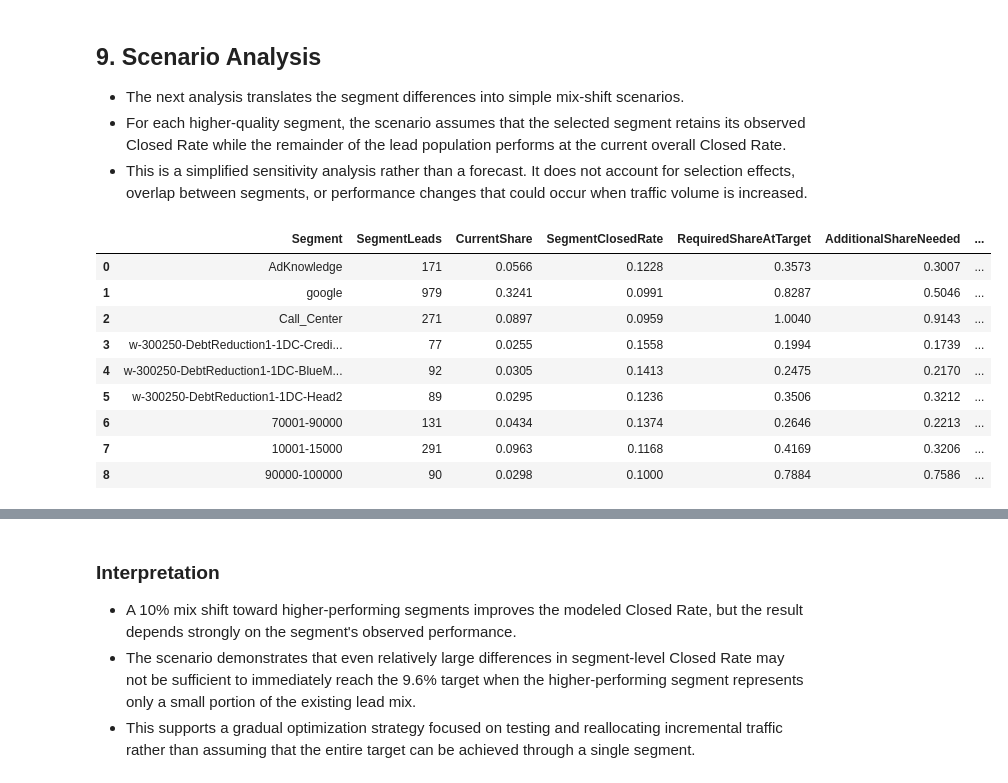
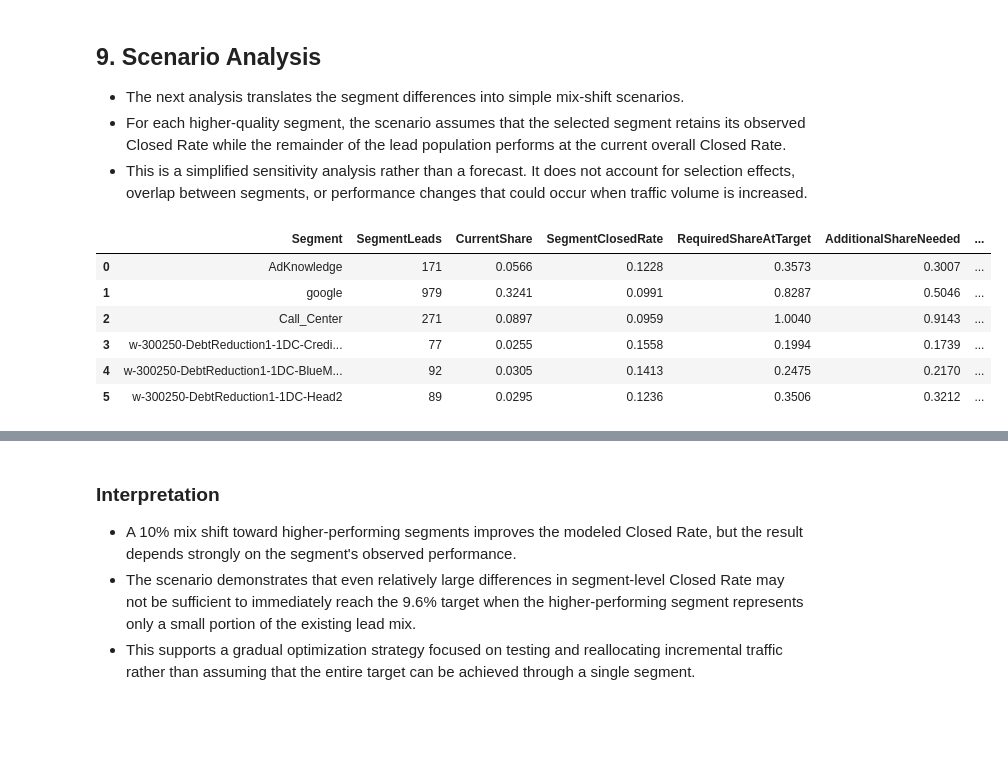
Before and after one commit to Abhay-SKulkarni123/rzr-analytics, a Jupyter notebook: Notebooks/03_opportunity_analysis.ipynb, the cells around one changed output, grey strips where cells are left out. Saved outputs shown, nothing was run; the diff lists cells and outputs as text; code cells hidden in the pictures; blank space fills up the shorter version.

```diff
--- a/Notebooks/03_opportunity_analysis.ipynb
+++ b/Notebooks/03_opportunity_analysis.ipynb
@@ -299,50 +299,37 @@ def calculate_mix_shift_scenario(
 # %%
 scenario_rows = []
 
-# Partner example
+# Partner examples
 for _, row in partner_opportunity.head(3).iterrows():
     scenario_rows.append(
         calculate_mix_shift_scenario(
             row["Partner"],
             row["TotalLeads"],
             row["ClosedRate"]
         )
     )
 
 # Widget examples
 for _, row in widget_opportunity.head(3).iterrows():
     scenario_rows.append(
         calculate_mix_shift_scenario(
             row["WidgetName"],
             row["TotalLeads"],
             row["ClosedRate"]
         )
     )
 
-# Debt-level examples
-for _, row in debt_opportunity.head(3).iterrows():
-    scenario_rows.append(
-        calculate_mix_shift_scenario(
-            row["DebtLevel"],
-            row["TotalLeads"],
-            row["ClosedRate"]
-        )
-    )
-
 scenario_analysis = pd.DataFrame(scenario_rows)
 
 scenario_analysis
 # %% [output]
 |  | Segment | SegmentLeads | CurrentShare | SegmentClosedRate | RequiredShareAtTarget | AdditionalShareNeeded | ... |
 | 0 | AdKnowledge | 171 | 0.0566 | 0.1228 | 0.3573 | 0.3007 | ... |
 | 1 | google | 979 | 0.3241 | 0.0991 | 0.8287 | 0.5046 | ... |
 | 2 | Call_Center | 271 | 0.0897 | 0.0959 | 1.0040 | 0.9143 | ... |
 | 3 | w-300250-DebtReduction1-1DC-Credi... | 77 | 0.0255 | 0.1558 | 0.1994 | 0.1739 | ... |
 | 4 | w-300250-DebtReduction1-1DC-BlueM... | 92 | 0.0305 | 0.1413 | 0.2475 | 0.2170 | ... |
 | 5 | w-300250-DebtReduction1-1DC-Head2 | 89 | 0.0295 | 0.1236 | 0.3506 | 0.3212 | ... |
-| 6 | 70001-90000 | 131 | 0.0434 | 0.1374 | 0.2646 | 0.2213 | ... |
-| 7 | 10001-15000 | 291 | 0.0963 | 0.1168 | 0.4169 | 0.3206 | ... |
-| 8 | 90000-100000 | 90 | 0.0298 | 0.1000 | 0.7884 | 0.7586 | ... |
 # %%
 scenario_analysis["RequiredShareAtTarget"] = (
     scenario_analysis["RequiredShareAtTarget"]
```
Also changed, not shown: parts of 7 cells of this notebook, 1 other file.
